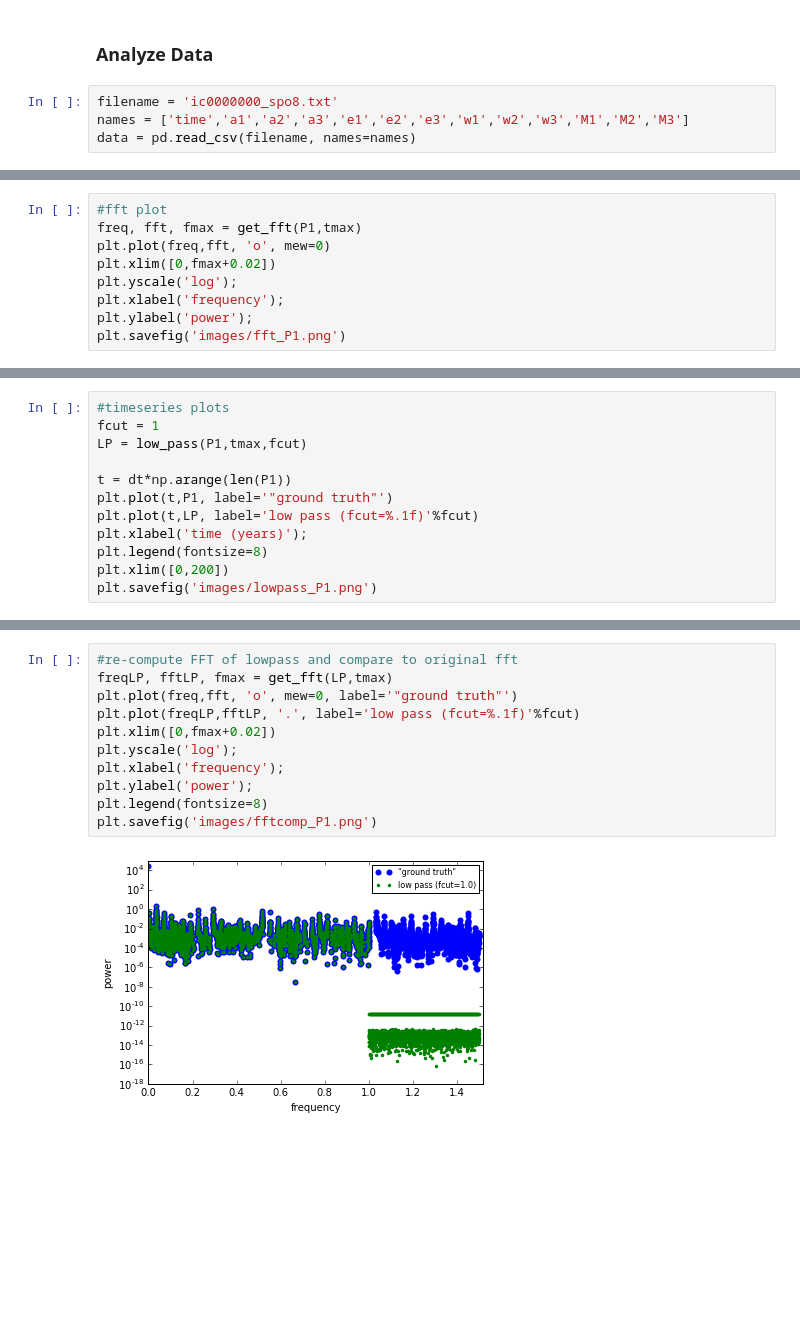
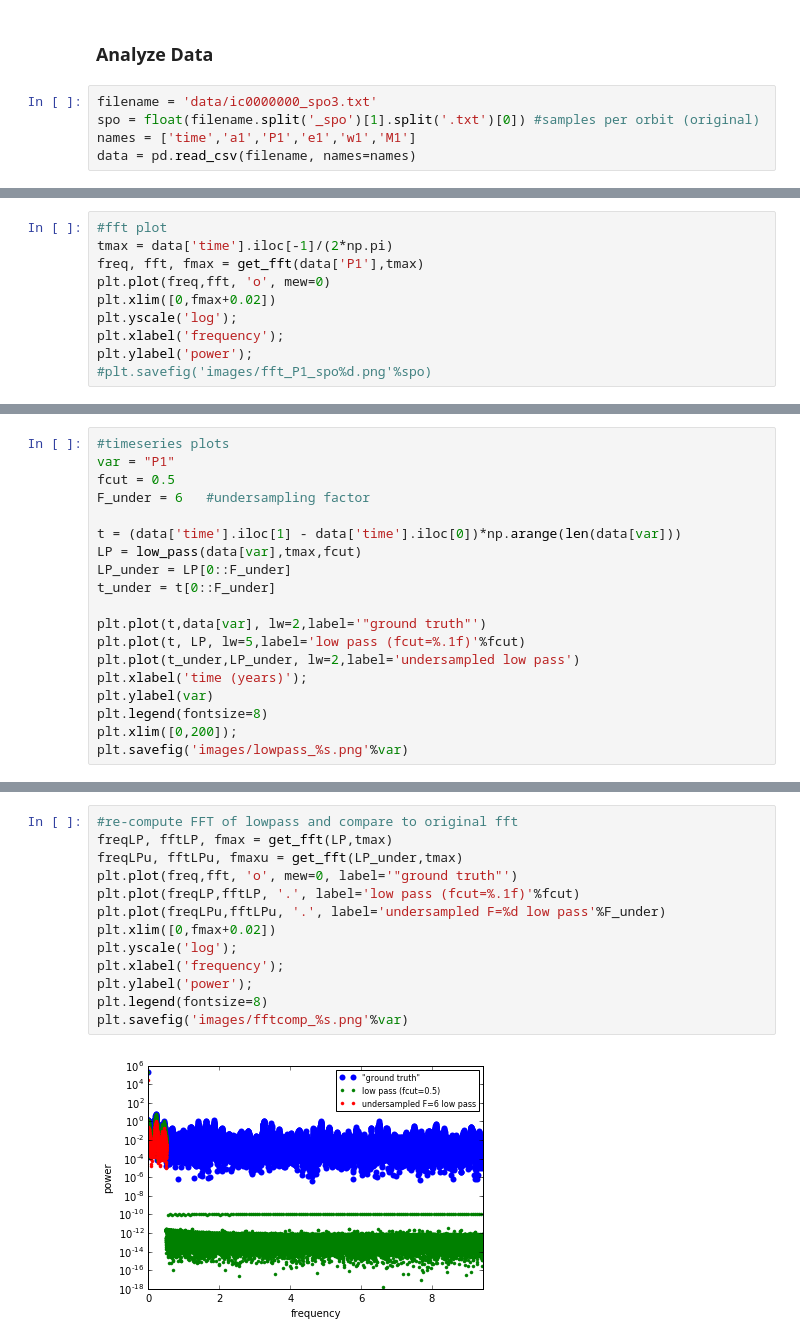
Before and after one commit to silburt/MLstability, a Jupyter notebook: FFT/Resample.ipynb, the cells around one changed output, grey strips where cells are left out. Cells and saved outputs as stored; diff of their text form; blank space fills up the shorter version.

```diff
--- a/FFT/Resample.ipynb
+++ b/FFT/Resample.ipynb
@@ -63,8 +63,9 @@ f.close()
 # %% [markdown]
 ### Analyze Data
 # %%
-filename = 'ic0000000_spo8.txt'
-names = ['time','a1','a2','a3','e1','e2','e3','w1','w2','w3','M1','M2','M3']
+filename = 'data/ic0000000_spo3.txt'
+spo = float(filename.split('_spo')[1].split('.txt')[0]) #samples per orbit (original)
+names = ['time','a1','P1','e1','w1','M1']
 data = pd.read_csv(filename, names=names)
 # %%
 data.head()
@@ -88,10 +105,11 @@ for i in np.arange(1,9,2):
 # %%
 #fft plot
-freq, fft, fmax = get_fft(P1,tmax)
+tmax = data['time'].iloc[-1]/(2*np.pi)
+freq, fft, fmax = get_fft(data['P1'],tmax)
 plt.plot(freq,fft, 'o', mew=0)
 plt.xlim([0,fmax+0.02])
 plt.yscale('log');
 plt.xlabel('frequency');
 plt.ylabel('power');
-plt.savefig('images/fft_P1.png')
+#plt.savefig('images/fft_P1_spo%d.png'%spo)
 # %% [output]
@@ -99,13 +117,20 @@ plt.savefig('images/fft_P1.png')
 # %%
 #timeseries plots
-fcut = 1
-LP = low_pass(P1,tmax,fcut)
+var = "P1"
+fcut = 0.5
+F_under = 6   #undersampling factor
 
-t = dt*np.arange(len(P1))
-plt.plot(t,P1, label='"ground truth"')
-plt.plot(t,LP, label='low pass (fcut=%.1f)'%fcut)
+t = (data['time'].iloc[1] - data['time'].iloc[0])*np.arange(len(data[var]))
+LP = low_pass(data[var],tmax,fcut)
+LP_under = LP[0::F_under]
+t_under = t[0::F_under]
+
+plt.plot(t,data[var], lw=2,label='"ground truth"')
+plt.plot(t, LP, lw=5,label='low pass (fcut=%.1f)'%fcut)
+plt.plot(t_under,LP_under, lw=2,label='undersampled low pass')
 plt.xlabel('time (years)');
+plt.ylabel(var)
 plt.legend(fontsize=8)
-plt.xlim([0,200])
-plt.savefig('images/lowpass_P1.png')
+plt.xlim([0,200]);
+plt.savefig('images/lowpass_%s.png'%var)
 # %% [output]
@@ -113,13 +138,15 @@ plt.savefig('images/lowpass_P1.png')
 # %%
 #re-compute FFT of lowpass and compare to original fft
 freqLP, fftLP, fmax = get_fft(LP,tmax)
+freqLPu, fftLPu, fmaxu = get_fft(LP_under,tmax)
 plt.plot(freq,fft, 'o', mew=0, label='"ground truth"')
 plt.plot(freqLP,fftLP, '.', label='low pass (fcut=%.1f)'%fcut)
+plt.plot(freqLPu,fftLPu, '.', label='undersampled F=%d low pass'%F_under)
 plt.xlim([0,fmax+0.02])
 plt.yscale('log');
 plt.xlabel('frequency');
 plt.ylabel('power');
 plt.legend(fontsize=8)
-plt.savefig('images/fftcomp_P1.png')
+plt.savefig('images/fftcomp_%s.png'%var)
 # %% [output]
-[figure, old version]
+[figure, new version]
```
Also changed, not shown: parts of 7 cells of this notebook, 9 other files.
